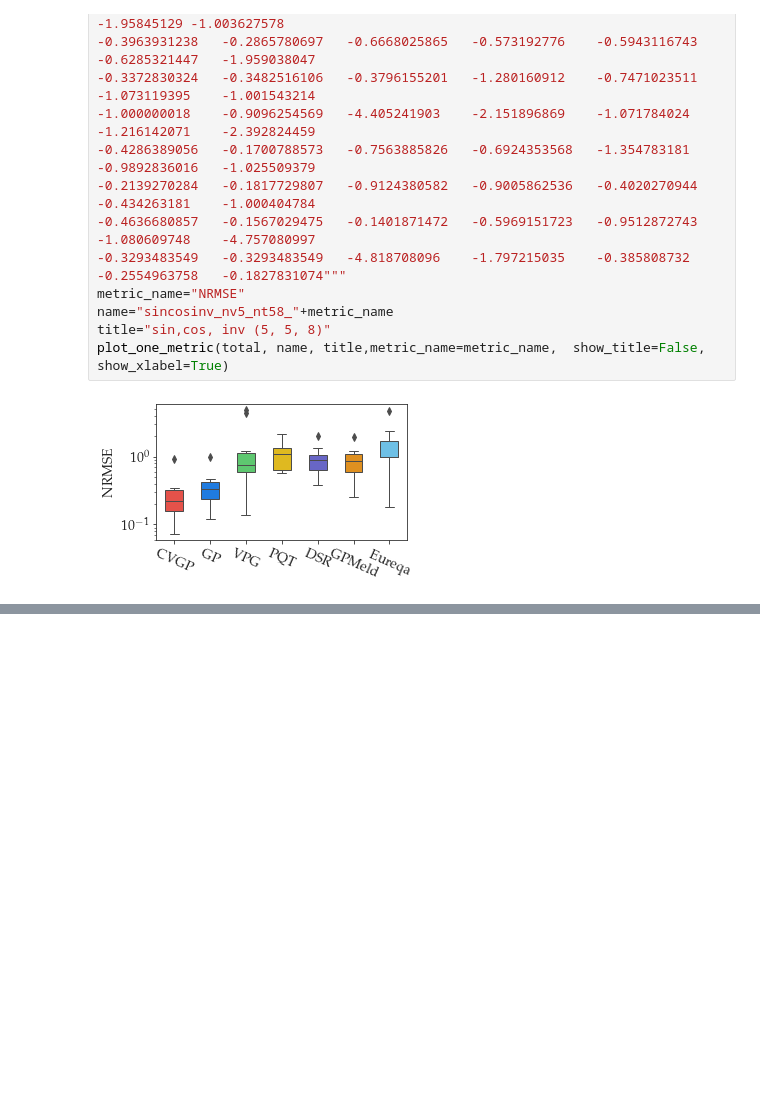
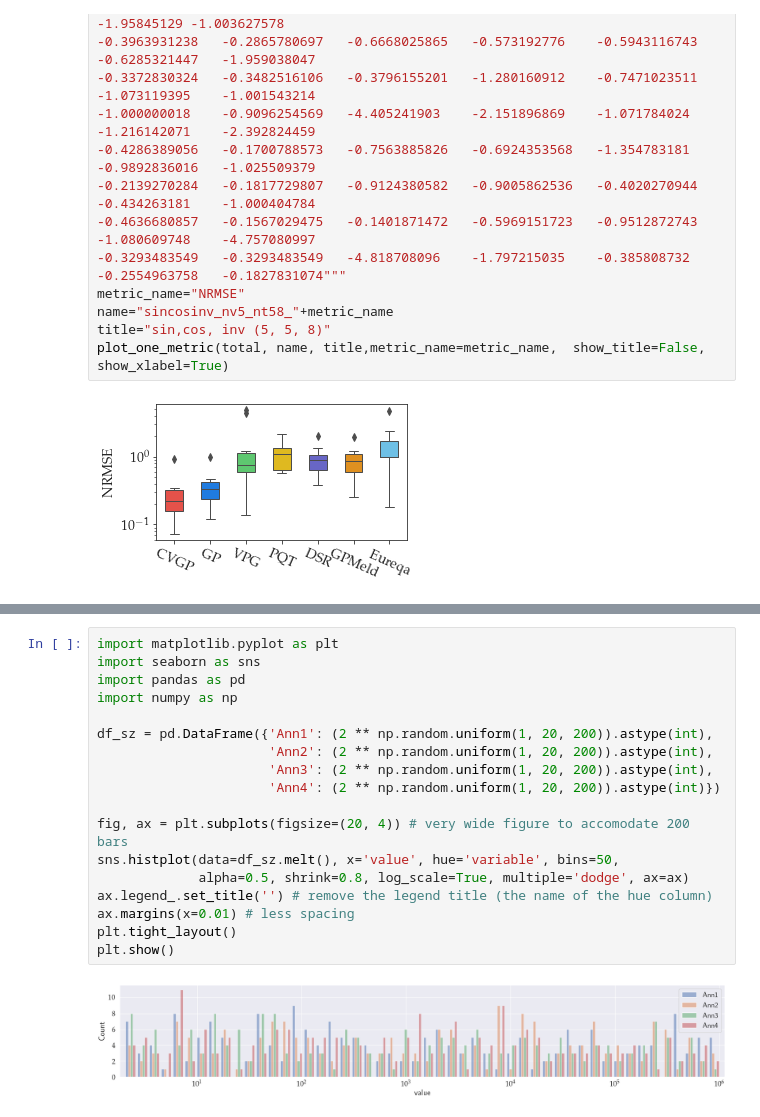
Before and after one commit to jil016/xor-smc, a Jupyter notebook: src_cpp/plot.ipynb, the cells around one changed output, grey strips where cells are left out. Drawn from its saved outputs; the diff is of its cells as text; blank space fills up the shorter version.

```diff
--- a/src_cpp/plot.ipynb
+++ b/src_cpp/plot.ipynb
@@ -117,0 +171,20 @@ plot_one_metric(total, name, title,metric_name=metric_name,  show_title=False, s
+# %%
+import matplotlib.pyplot as plt
+import seaborn as sns
+import pandas as pd
+import numpy as np
+
+df_sz = pd.DataFrame({'Ann1': (2 ** np.random.uniform(1, 20, 200)).astype(int),
+                      'Ann2': (2 ** np.random.uniform(1, 20, 200)).astype(int),
+                      'Ann3': (2 ** np.random.uniform(1, 20, 200)).astype(int),
+                      'Ann4': (2 ** np.random.uniform(1, 20, 200)).astype(int)})
+
+fig, ax = plt.subplots(figsize=(20, 4)) # very wide figure to accomodate 200 bars
+sns.histplot(data=df_sz.melt(), x='value', hue='variable', bins=50,
+             alpha=0.5, shrink=0.8, log_scale=True, multiple='dodge', ax=ax)
+ax.legend_.set_title('') # remove the legend title (the name of the hue column)
+ax.margins(x=0.01) # less spacing
+plt.tight_layout()
+plt.show()
+# %% [output]
+[figure, added]
```
Also changed, not shown: parts of 3 cells of this notebook, 4 other files.
